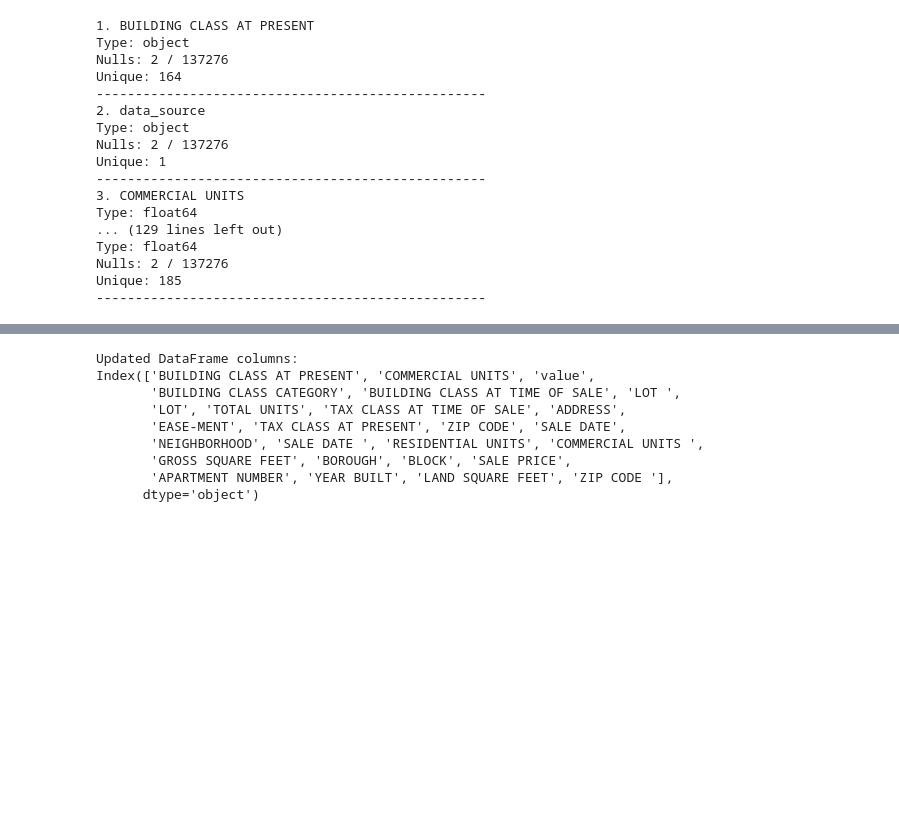
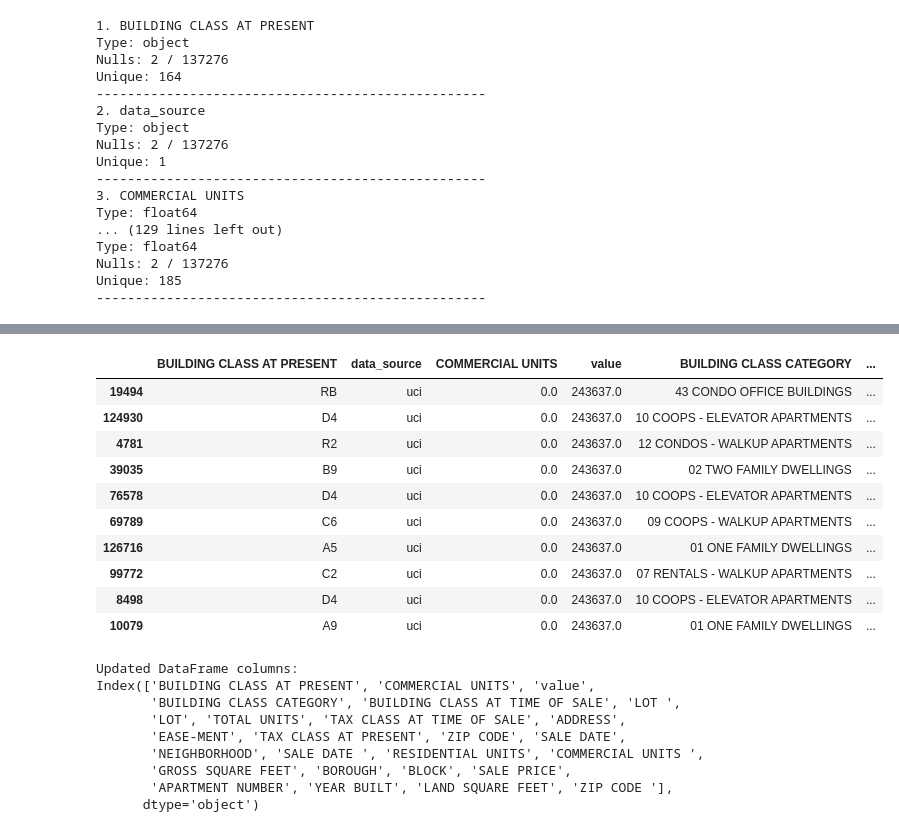
Before and after one commit to alejolondonm/NYC-houses, a Jupyter notebook: DataPreparation/initial-data-download.ipynb, the cells around one changed output, grey strips where cells are left out. Drawn from its saved outputs; the diff is of its cells as text; code cells hidden in the pictures; blank space fills up the shorter version.

```diff
--- a/DataPreparation/initial-data-download.ipynb
+++ b/DataPreparation/initial-data-download.ipynb
@@ -6,6 +6,8 @@ from pathlib import Path
 import pandas as pd
 # %% [markdown]
 # 🗃️ ***Load Data***
+# %%
+pd.set_option('display.max_columns', None)
 # %%
 url_data = "https://github.com/JoseRZapata/Data_analysis_notebooks/raw/refs/heads/main/data/datasets/nyc-rolling-sales_data.csv"
 nyc_houses_df = pd.read_csv(url_data, low_memory=False)  # no parsing of mixed types
@@ -140,3 +88,17 @@ display(second_half_sample)
+# %%
+nyc_houses_df.sample(10)
+# %% [output]
+|  | BUILDING CLASS AT PRESENT | data_source | COMMERCIAL UNITS | value | BUILDING CLASS CATEGORY | ... |
+| 19494 | RB | uci | 0.0 | 243637.0 | 43 CONDO OFFICE BUILDINGS | ... |
+| 124930 | D4 | uci | 0.0 | 243637.0 | 10 COOPS - ELEVATOR APARTMENTS | ... |
+| 4781 | R2 | uci | 0.0 | 243637.0 | 12 CONDOS - WALKUP APARTMENTS | ... |
+| 39035 | B9 | uci | 0.0 | 243637.0 | 02 TWO FAMILY DWELLINGS | ... |
+| 76578 | D4 | uci | 0.0 | 243637.0 | 10 COOPS - ELEVATOR APARTMENTS | ... |
+| 69789 | C6 | uci | 0.0 | 243637.0 | 09 COOPS - WALKUP APARTMENTS | ... |
+| 126716 | A5 | uci | 0.0 | 243637.0 | 01 ONE FAMILY DWELLINGS | ... |
+| 99772 | C2 | uci | 0.0 | 243637.0 | 07 RENTALS - WALKUP APARTMENTS | ... |
+| 8498 | D4 | uci | 0.0 | 243637.0 | 10 COOPS - ELEVATOR APARTMENTS | ... |
+| 10079 | A9 | uci | 0.0 | 243637.0 | 01 ONE FAMILY DWELLINGS | ... |
 # %%
 # non-relevant columns
 nyc_houses_df = nyc_houses_df.drop(columns=['data_source','xml','Unnamed: 0'])
```
Also changed, not shown: parts of 4 cells of this notebook.
